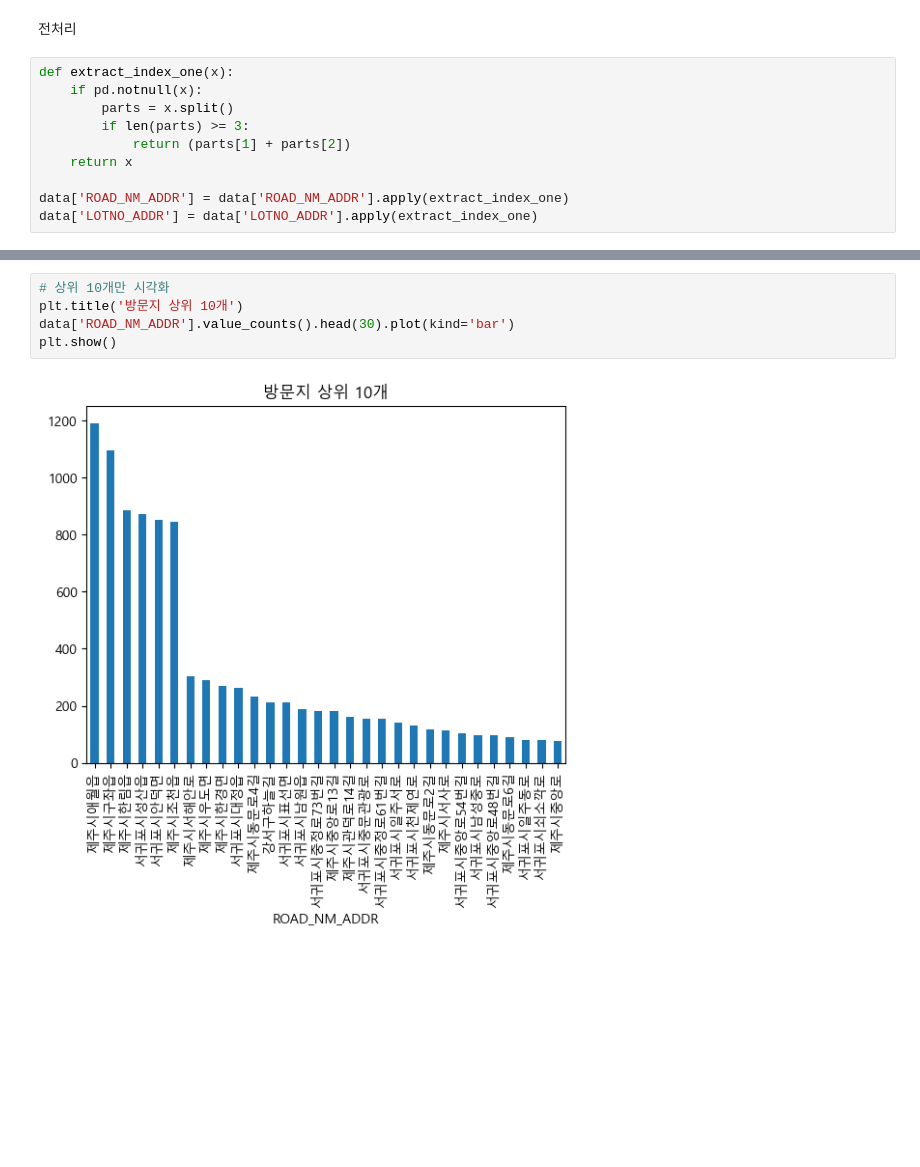
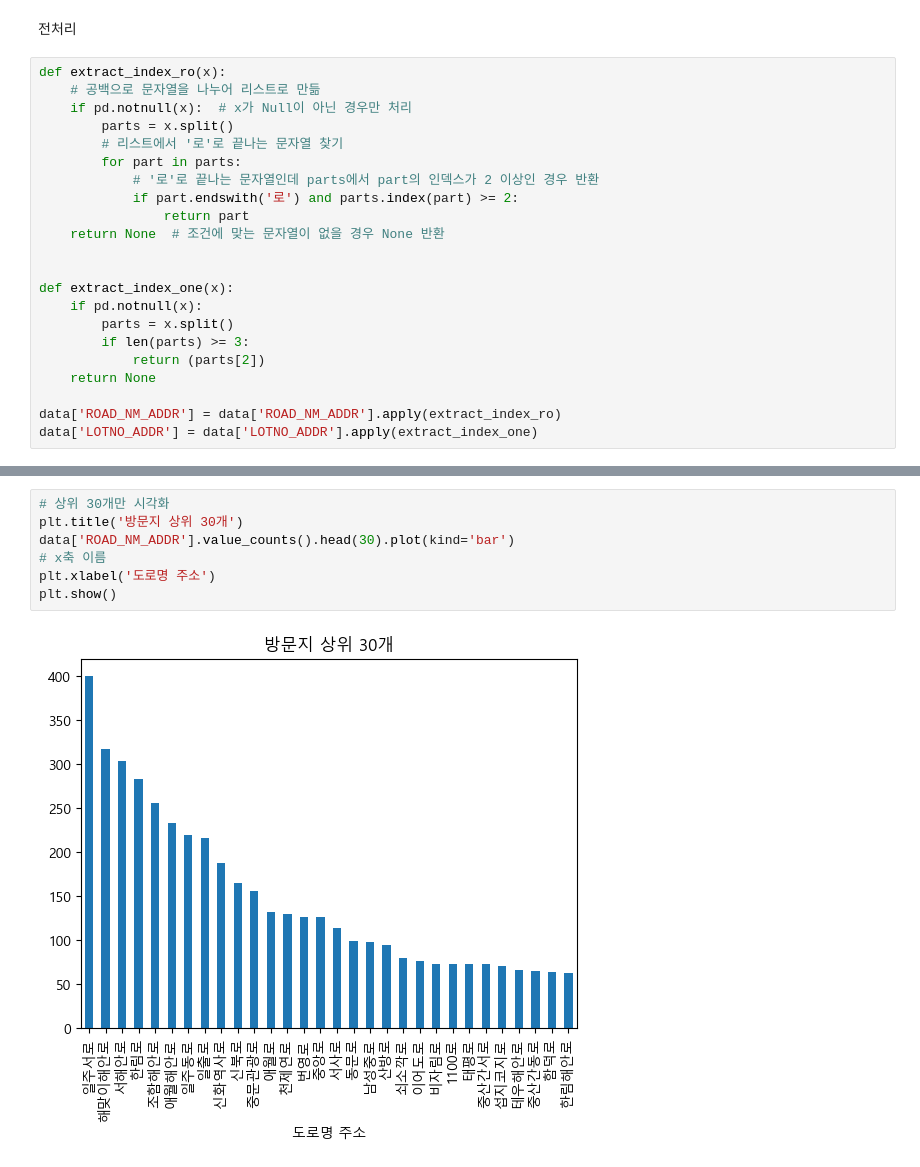
Before and after one commit to bamcasa/Statistical-Computing, a Jupyter notebook: 제주도_활동소비V2.ipynb, the cells around one changed output, grey strips where cells are left out. Drawn from its saved outputs; the diff is of its cells as text; blank space fills up the shorter version.

```diff
--- a/제주도_활동소비V2.ipynb
+++ b/제주도_활동소비V2.ipynb
@@ -54,14 +54,26 @@ data
 # %% [markdown]
 전처리
 # %%
+def extract_index_ro(x):
+    # 공백으로 문자열을 나누어 리스트로 만듦
+    if pd.notnull(x):  # x가 Null이 아닌 경우만 처리
+        parts = x.split()
+        # 리스트에서 '로'로 끝나는 문자열 찾기
+        for part in parts:
+            # '로'로 끝나는 문자열인데 parts에서 part의 인덱스가 2 이상인 경우 반환
+            if part.endswith('로') and parts.index(part) >= 2:
+                return part
+    return None  # 조건에 맞는 문자열이 없을 경우 None 반환
+
+
 def extract_index_one(x):
     if pd.notnull(x):
         parts = x.split()
         if len(parts) >= 3:
-            return (parts[1] + parts[2])
-    return x
+            return (parts[2])
+    return None
 
-data['ROAD_NM_ADDR'] = data['ROAD_NM_ADDR'].apply(extract_index_one)
+data['ROAD_NM_ADDR'] = data['ROAD_NM_ADDR'].apply(extract_index_ro)
 data['LOTNO_ADDR'] = data['LOTNO_ADDR'].apply(extract_index_one)
 # %%
 data['ROAD_NM_ADDR'].unique()
@@ -86,10 +98,12 @@ array(['제주시동문로2길', '서귀포시성산읍', '제주시구좌읍',
 # %%
-# 상위 10개만 시각화
-plt.title('방문지 상위 10개')
+# 상위 30개만 시각화
+plt.title('방문지 상위 30개')
 data['ROAD_NM_ADDR'].value_counts().head(30).plot(kind='bar')
+# x축 이름
+plt.xlabel('도로명 주소')
 plt.show()
 # %% [output]
-[figure, old version]
+[figure, new version]
 # %%
 data['LOTNO_ADDR'].unique()
 # %% [output]
```
Also changed, not shown: parts of 11 cells of this notebook.
